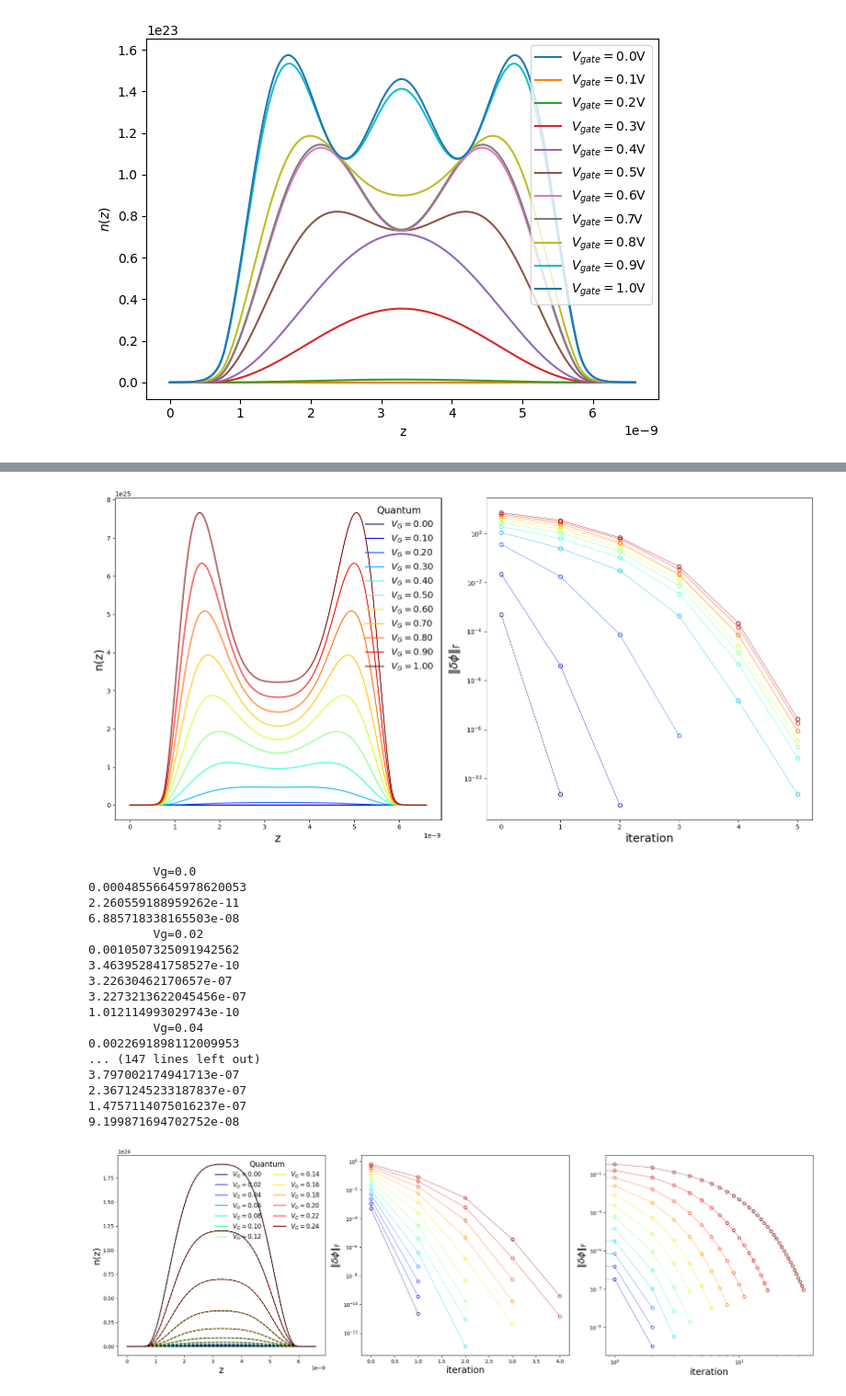
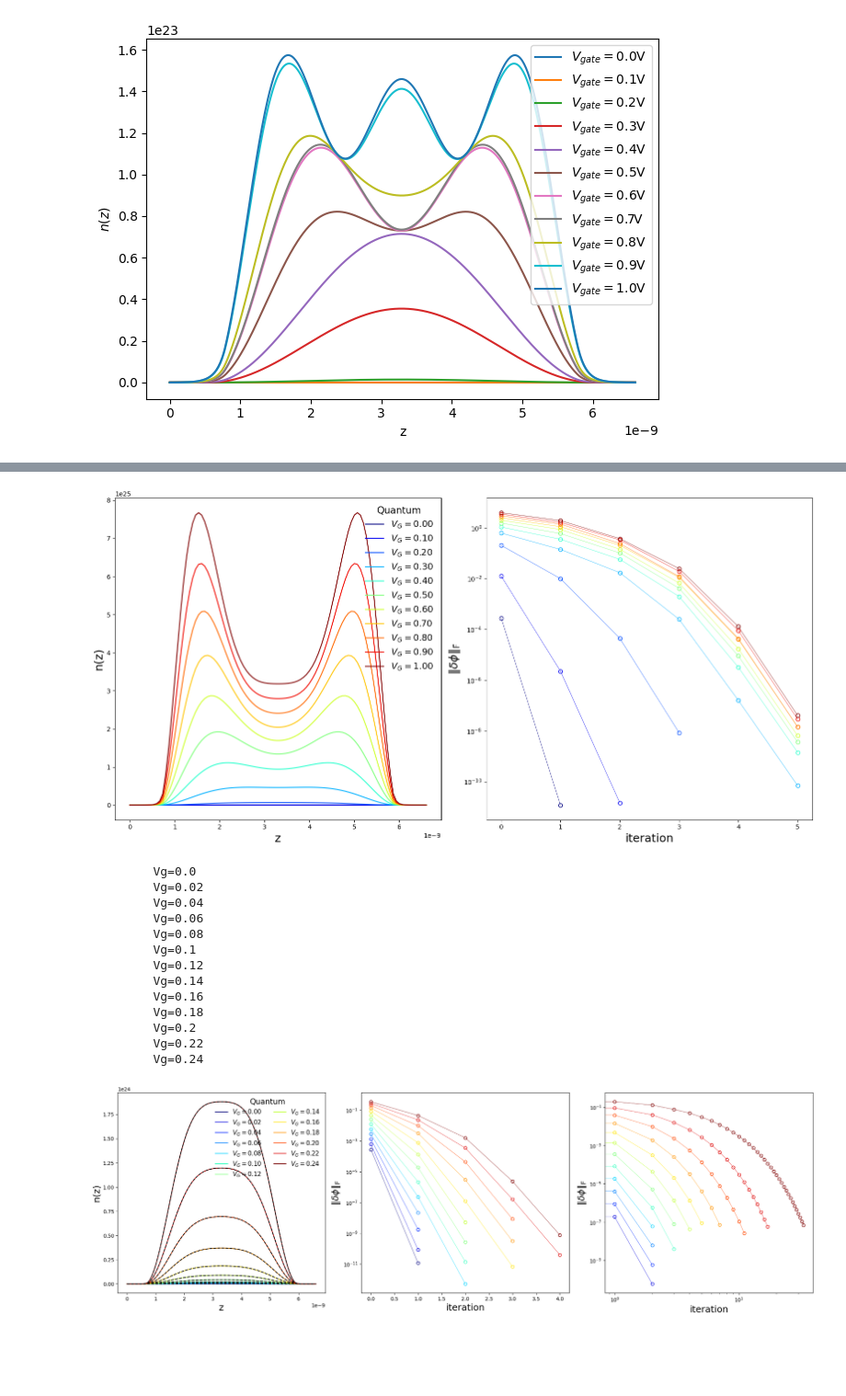
Before and after one commit to Shinchul-Park/Physics_mosfet_Hong, a Jupyter notebook: 13_self consistent solution.ipynb, the cells around one changed output, grey strips where cells are left out. Shown at 92% size. Drawn from its saved outputs; the diff is of its cells as text; code cells hidden in the pictures; blank space fills up the shorter version.

```diff
--- a/13_self consistent solution.ipynb
+++ b/13_self consistent solution.ipynb
@@ -458,7 +680,7 @@ from scipy.integrate import simpson
 import scipy.constants as const
 import matplotlib.pyplot as plt
 
-N = 300
+N = 100
 L = 6.6e-9
 h = L/(N-1)
 e1 = 3.9*const.epsilon_0
@@ -605,7 +827,7 @@ def self_consistency(dx_list,phi_,n_qn,Vg):
         phi = solve(make_mat(),make_b(Vg,phi_,n_qn,True))
         n_qn = ele_density(phi)
         dphi = phi-phi_; phi_ = phi
-        dx = np.linalg.norm(dphi); print(dx)
+        dx = np.linalg.norm(dphi); #print(dx)
         dx_list.append(dx)
 
     return n_qn
@@ -619,7 +841,7 @@ def Newton_Ham(dx_list,phi_,n_qn,Vg):
         dphi = solve(J,-r)
         phi += dphi
         n_qn = ele_density(phi)
-        dx = np.linalg.norm(dphi); print(dx)
+        dx = np.linalg.norm(dphi); #print(dx)
         dx_list.append(dx)
 
     return n_qn
@@ -732,19 +948,15 @@ plt.show()
-[figure, old version]
+[figure, new version]
          Vg=0.0
-0.00048556645978620053
-2.260559188959262e-11
-6.885718338165503e-08
          Vg=0.02
-0.0010507325091942562
-3.463952841758527e-10
-3.22630462170657e-07
-3.2273213622045456e-07
-1.012114993029743e-10
          Vg=0.04
-0.0022691898112009953
-... (147 lines left out)
-3.797002174941713e-07
-2.3671245233187837e-07
-1.4757114075016237e-07
-9.199871694702752e-08
+         Vg=0.06
+         Vg=0.08
+         Vg=0.1
+         Vg=0.12
+         Vg=0.14
+         Vg=0.16
+         Vg=0.18
+         Vg=0.2
+         Vg=0.22
+         Vg=0.24
-[figure, old version]
+[figure, new version]
```
Also changed, not shown: parts of 5 cells of this notebook.
